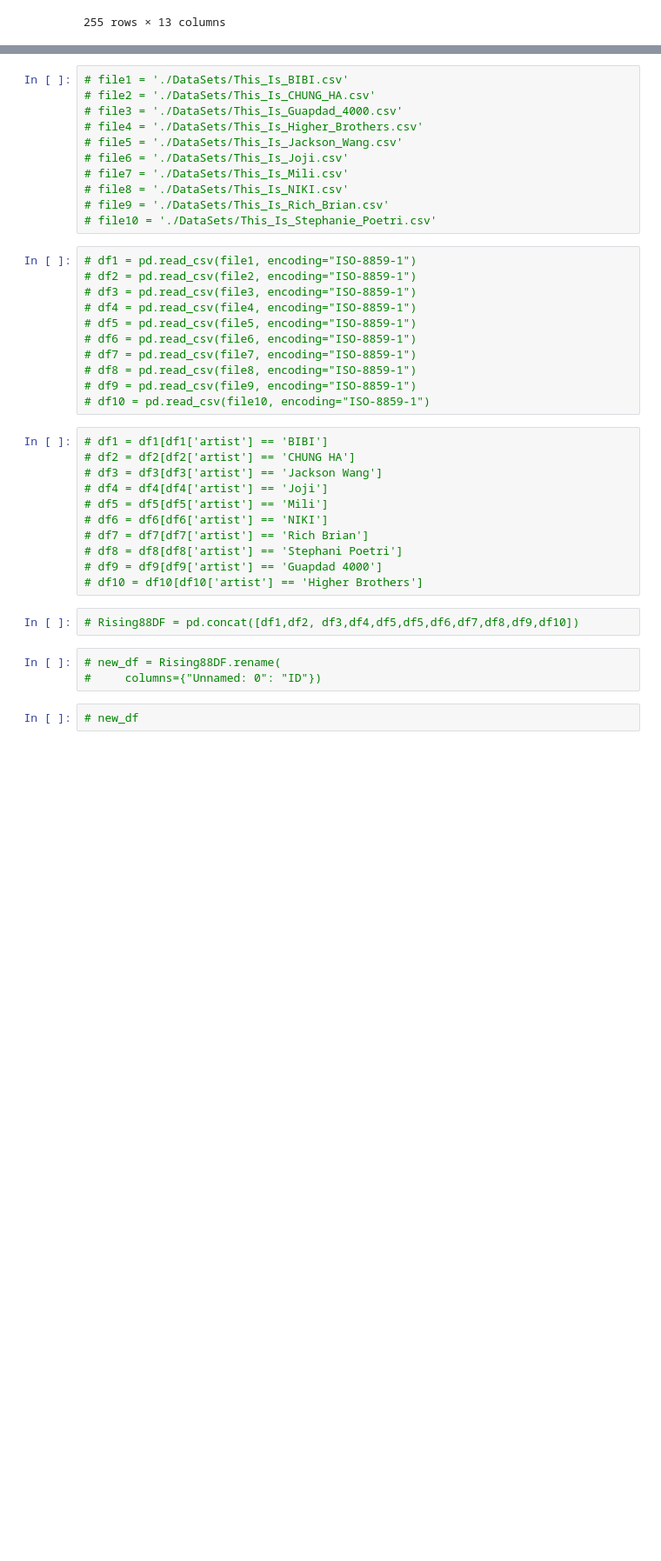
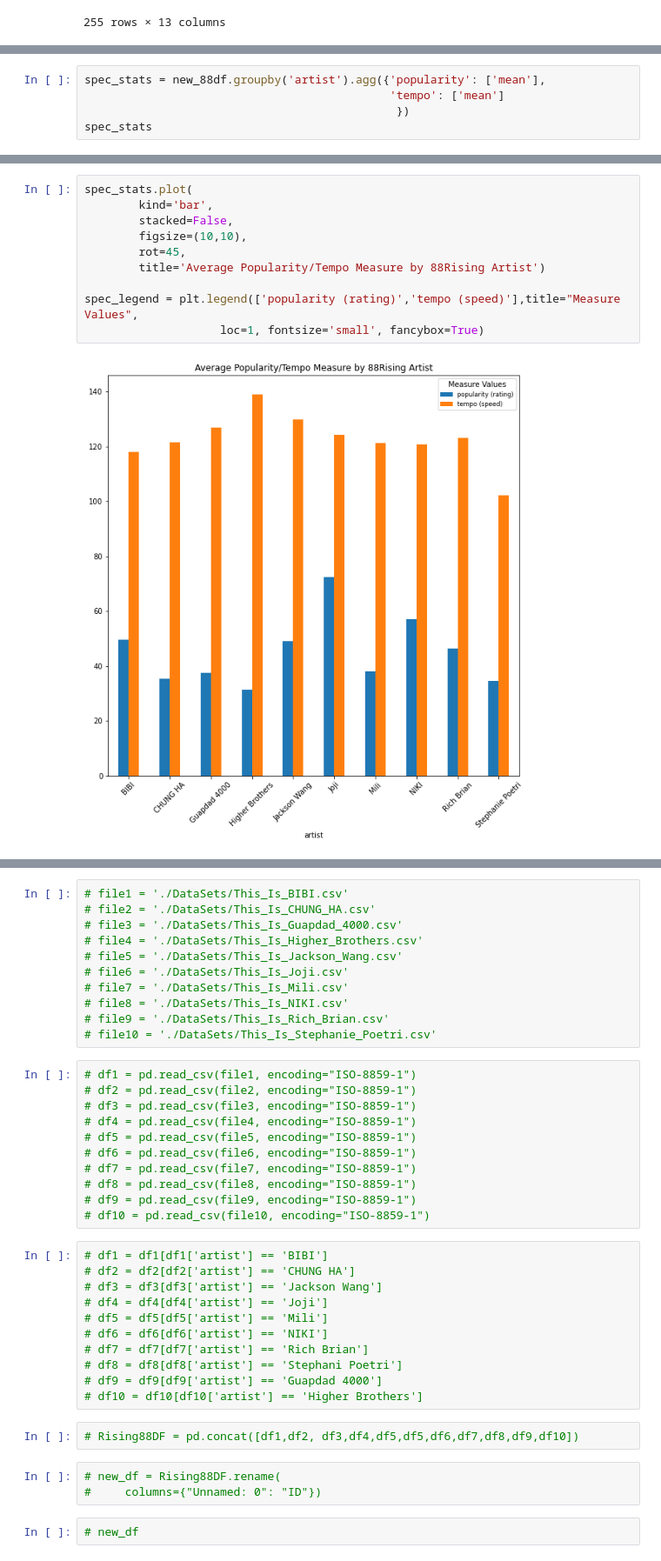
Before and after one commit to jeugenio103/Project-3, a Jupyter notebook: 88RisingArtists/CleanseToDB.ipynb, the cells around one changed output, grey strips where cells are left out. Shown: that part at 87% size. Cells and saved outputs as stored; diff of their text form; blank space fills up the shorter version.

```diff
--- a/88RisingArtists/CleanseToDB.ipynb
+++ b/88RisingArtists/CleanseToDB.ipynb
@@ -109,0 +112,5 @@ overall_stats
+# %%
+spec_stats = new_88df.groupby('artist').agg({'popularity': ['mean'],
+                                             'tempo': ['mean']
+                                              })
+spec_stats
@@ -119,0 +144,12 @@ overall_stats.plot(
+# %%
+spec_stats.plot(
+        kind='bar',
+        stacked=False,
+        figsize=(10,10),
+        rot=45,
+        title='Average Popularity/Tempo Measure by 88Rising Artist')
+
+spec_legend = plt.legend(['popularity (rating)','tempo (speed)'],title="Measure Values",
+                    loc=1, fontsize='small', fancybox=True)
+# %% [output]
+[figure, added]
```
Also changed, not shown: parts of 5 cells of this notebook, 3 other files.
